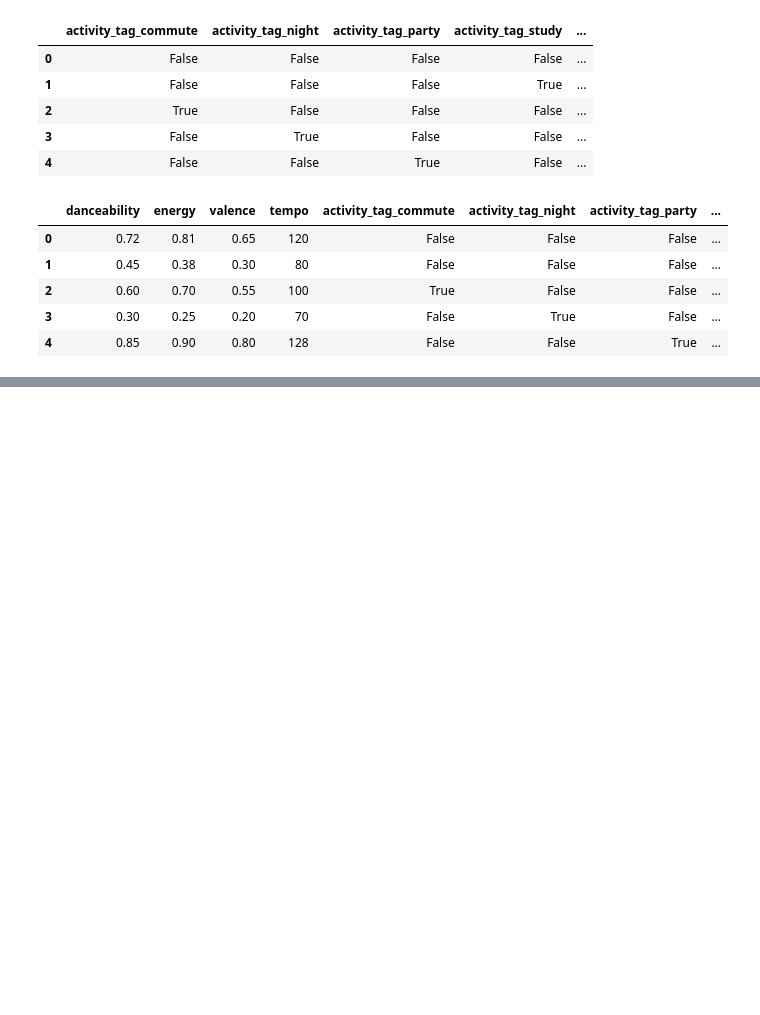
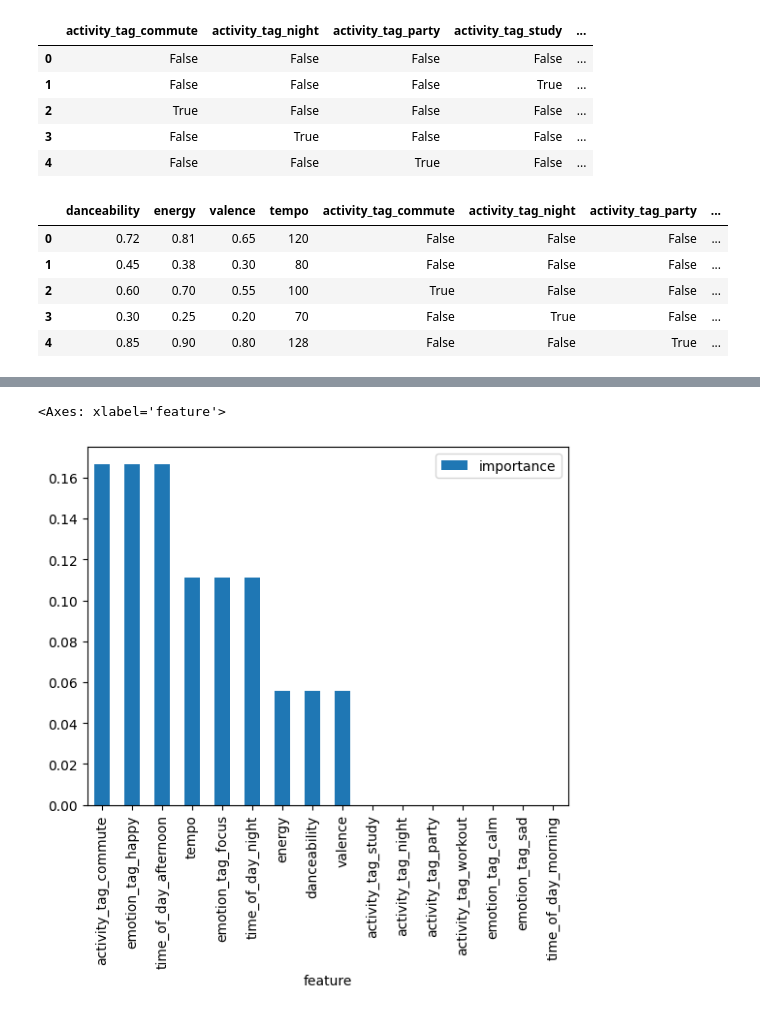
Before and after one commit to jneey2000/ML, a Jupyter notebook: music-context-ml/notebooks/EDA.ipynb, the cells around one changed output, grey strips where cells are left out. Drawn from its saved outputs; the diff is of its cells as text; code cells hidden in the pictures; blank space fills up the shorter version.

```diff
--- a/music-context-ml/notebooks/EDA.ipynb
+++ b/music-context-ml/notebooks/EDA.ipynb
@@ -147,0 +188,19 @@ X.head()
+# %%
+from sklearn.model_selection import train_test_split
+from sklearn.ensemble import RandomForestClassifier
+
+X_train,X_test,y_train,y_test=train_test_split(
+    X,
+    y,
+    test_size=0.2,
+    random_state=42
+)
+
+model=RandomForestClassifier(
+    n_estimators=10,
+    random_state=42
+)
+
+model.fit(X_train,y_train)
+
+print("Accuracy:",model.score(X_test,y_test))
@@ -147,0 +224,12 @@ X.head()
+# %%
+importance_df = pd.DataFrame({
+    "feature":X.columns,
+    "importance":model.feature_importances_
+})
+
+importance_df=importance_df.sort_values(
+    by="importance",
+    ascending=False
+)
+
+importance_df
@@ -147,0 +254,9 @@ X.head()
+# %%
+importance_df.plot(
+    x="feature",
+    y="importance",
+    kind="bar"
+)
+# %% [output]
+<Axes: xlabel='feature'>
+[figure, added]
```
Also changed, not shown: parts of 8 cells of this notebook.
